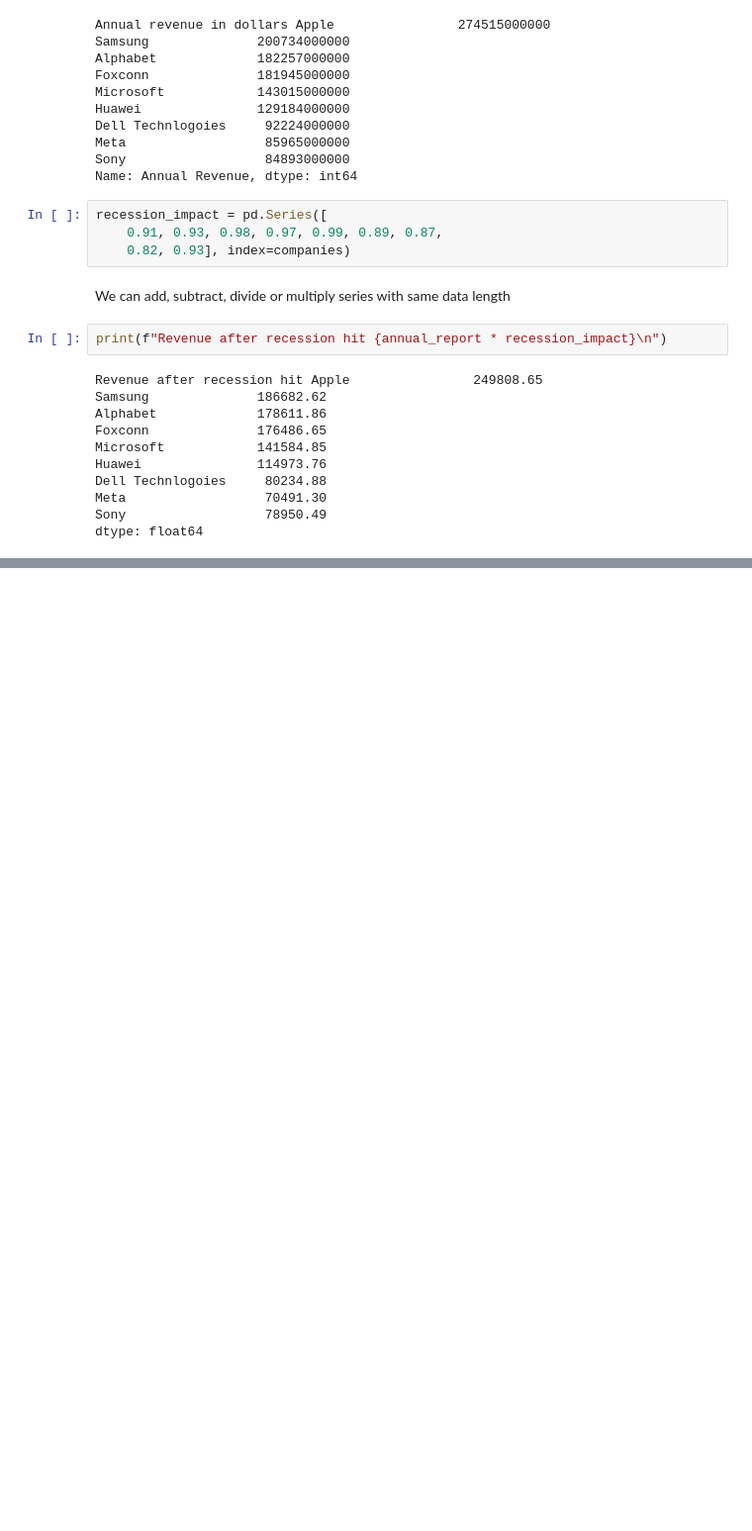
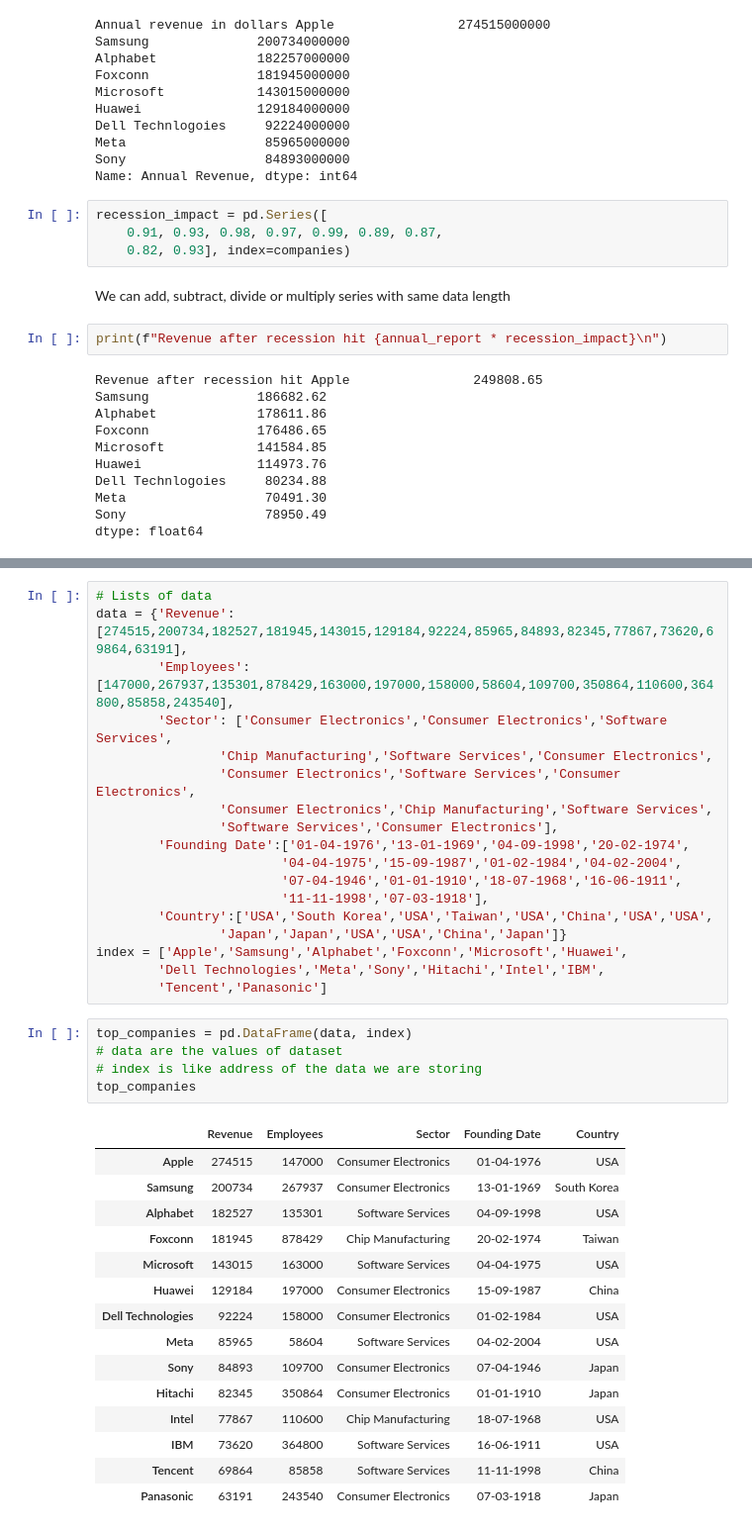
Before and after one commit to mmaazkhanhere/genai-learning-repo, a Jupyter notebook: data-analysis-course/course.ipynb, the cells around one changed output, grey strips where cells are left out. Shown at 99% size. Drawn from its saved outputs; the diff is of its cells as text; blank space fills up the shorter version.

```diff
--- a/data-analysis-course/course.ipynb
+++ b/data-analysis-course/course.ipynb
@@ -1066,0 +1078,39 @@ dtype: float64
+# %%
+# Lists of data
+data = {'Revenue': [274515,200734,182527,181945,143015,129184,92224,85965,84893,82345,77867,73620,69864,63191],
+        'Employees': [147000,267937,135301,878429,163000,197000,158000,58604,109700,350864,110600,364800,85858,243540],
+        'Sector': ['Consumer Electronics','Consumer Electronics','Software Services',
+                'Chip Manufacturing','Software Services','Consumer Electronics',
+                'Consumer Electronics','Software Services','Consumer Electronics',
+                'Consumer Electronics','Chip Manufacturing','Software Services',
+                'Software Services','Consumer Electronics'],
+        'Founding Date':['01-04-1976','13-01-1969','04-09-1998','20-02-1974',
+                        '04-04-1975','15-09-1987','01-02-1984','04-02-2004',
+                        '07-04-1946','01-01-1910','18-07-1968','16-06-1911',
+                        '11-11-1998','07-03-1918'],
+        'Country':['USA','South Korea','USA','Taiwan','USA','China','USA','USA',
+                'Japan','Japan','USA','USA','China','Japan']}
+index = ['Apple','Samsung','Alphabet','Foxconn','Microsoft','Huawei',
+        'Dell Technologies','Meta','Sony','Hitachi','Intel','IBM',
+        'Tencent','Panasonic']
+# %%
+top_companies = pd.DataFrame(data, index)
+# data are the values of dataset
+# index is like address of the data we are storing
+top_companies
+# %% [output]
+|  | Revenue | Employees | Sector | Founding Date | Country |
+| Apple | 274515 | 147000 | Consumer Electronics | 01-04-1976 | USA |
+| Samsung | 200734 | 267937 | Consumer Electronics | 13-01-1969 | South Korea |
+| Alphabet | 182527 | 135301 | Software Services | 04-09-1998 | USA |
+| Foxconn | 181945 | 878429 | Chip Manufacturing | 20-02-1974 | Taiwan |
+| Microsoft | 143015 | 163000 | Software Services | 04-04-1975 | USA |
+| Huawei | 129184 | 197000 | Consumer Electronics | 15-09-1987 | China |
+| Dell Technologies | 92224 | 158000 | Consumer Electronics | 01-02-1984 | USA |
+| Meta | 85965 | 58604 | Software Services | 04-02-2004 | USA |
+| Sony | 84893 | 109700 | Consumer Electronics | 07-04-1946 | Japan |
+| Hitachi | 82345 | 350864 | Consumer Electronics | 01-01-1910 | Japan |
+| Intel | 77867 | 110600 | Chip Manufacturing | 18-07-1968 | USA |
+| IBM | 73620 | 364800 | Software Services | 16-06-1911 | USA |
+| Tencent | 69864 | 85858 | Software Services | 11-11-1998 | China |
+| Panasonic | 63191 | 243540 | Consumer Electronics | 07-03-1918 | Japan |
```
Also changed, not shown: parts of 40 cells of this notebook.
